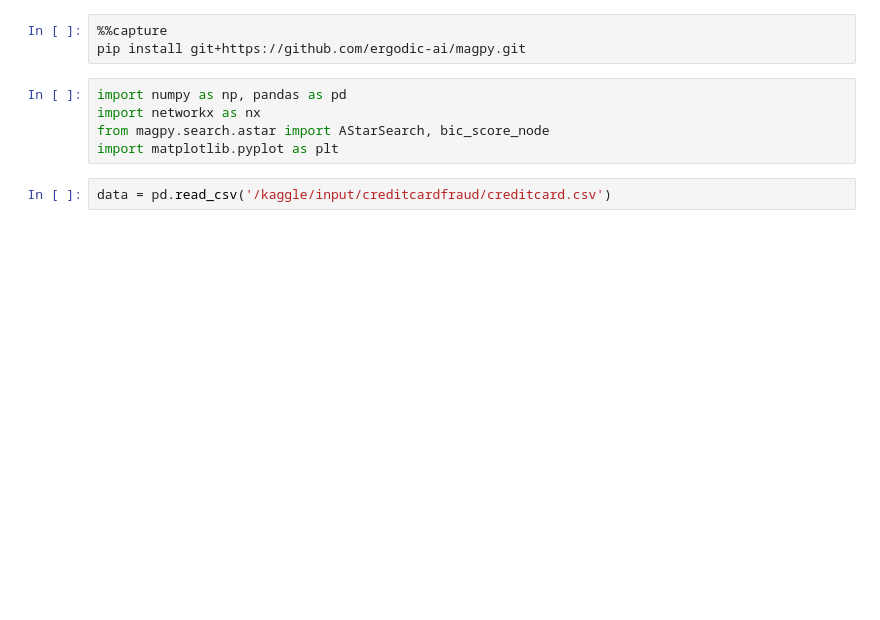
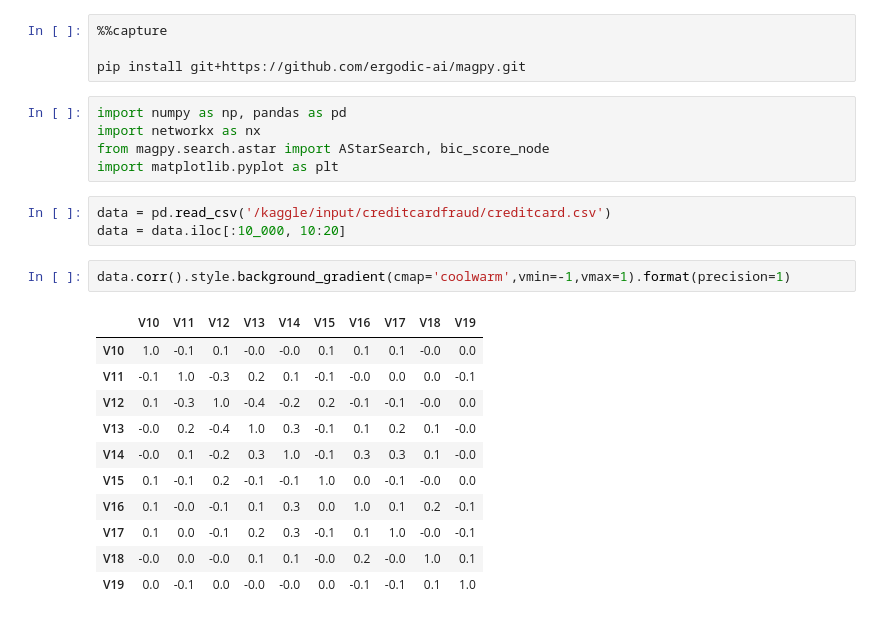
Before and after one commit to lcrmorin/public-test, a Jupyter notebook: magpy-credit-causality-tests.ipynb, the cells around one changed output. Cells and saved outputs as stored; diff of their text form; blank space fills up the shorter version.

```diff
--- a/magpy-credit-causality-tests.ipynb
+++ b/magpy-credit-causality-tests.ipynb
@@ -1,5 +1,6 @@
 # %%
 %%capture
+
 pip install git+https://github.com/ergodic-ai/magpy.git
 # %%
 import numpy as np, pandas as pd
@@ -8,6 +9,21 @@ from magpy.search.astar import AStarSearch, bic_score_node
 import matplotlib.pyplot as plt
 # %%
 data = pd.read_csv('/kaggle/input/creditcardfraud/creditcard.csv')
+data = data.iloc[:10_000, 10:20]
+# %%
+data.corr().style.background_gradient(cmap='coolwarm',vmin=-1,vmax=1).format(precision=1)
+# %% [output]
+|  | V10 | V11 | V12 | V13 | V14 | V15 | V16 | V17 | V18 | V19 |
+| V10 | 1.0 | -0.1 | 0.1 | -0.0 | -0.0 | 0.1 | 0.1 | 0.1 | -0.0 | 0.0 |
+| V11 | -0.1 | 1.0 | -0.3 | 0.2 | 0.1 | -0.1 | -0.0 | 0.0 | 0.0 | -0.1 |
+| V12 | 0.1 | -0.3 | 1.0 | -0.4 | -0.2 | 0.2 | -0.1 | -0.1 | -0.0 | 0.0 |
+| V13 | -0.0 | 0.2 | -0.4 | 1.0 | 0.3 | -0.1 | 0.1 | 0.2 | 0.1 | -0.0 |
+| V14 | -0.0 | 0.1 | -0.2 | 0.3 | 1.0 | -0.1 | 0.3 | 0.3 | 0.1 | -0.0 |
+| V15 | 0.1 | -0.1 | 0.2 | -0.1 | -0.1 | 1.0 | 0.0 | -0.1 | -0.0 | 0.0 |
+| V16 | 0.1 | -0.0 | -0.1 | 0.1 | 0.3 | 0.0 | 1.0 | 0.1 | 0.2 | -0.1 |
+| V17 | 0.1 | 0.0 | -0.1 | 0.2 | 0.3 | -0.1 | 0.1 | 1.0 | -0.0 | -0.1 |
+| V18 | -0.0 | 0.0 | -0.0 | 0.1 | 0.1 | -0.0 | 0.2 | -0.0 | 1.0 | 0.1 |
+| V19 | 0.0 | -0.1 | 0.0 | -0.0 | -0.0 | 0.0 | -0.1 | -0.1 | 0.1 | 1.0 |
 # %%
 %%time
 
```
Also changed, not shown: parts of 2 cells of this notebook.
